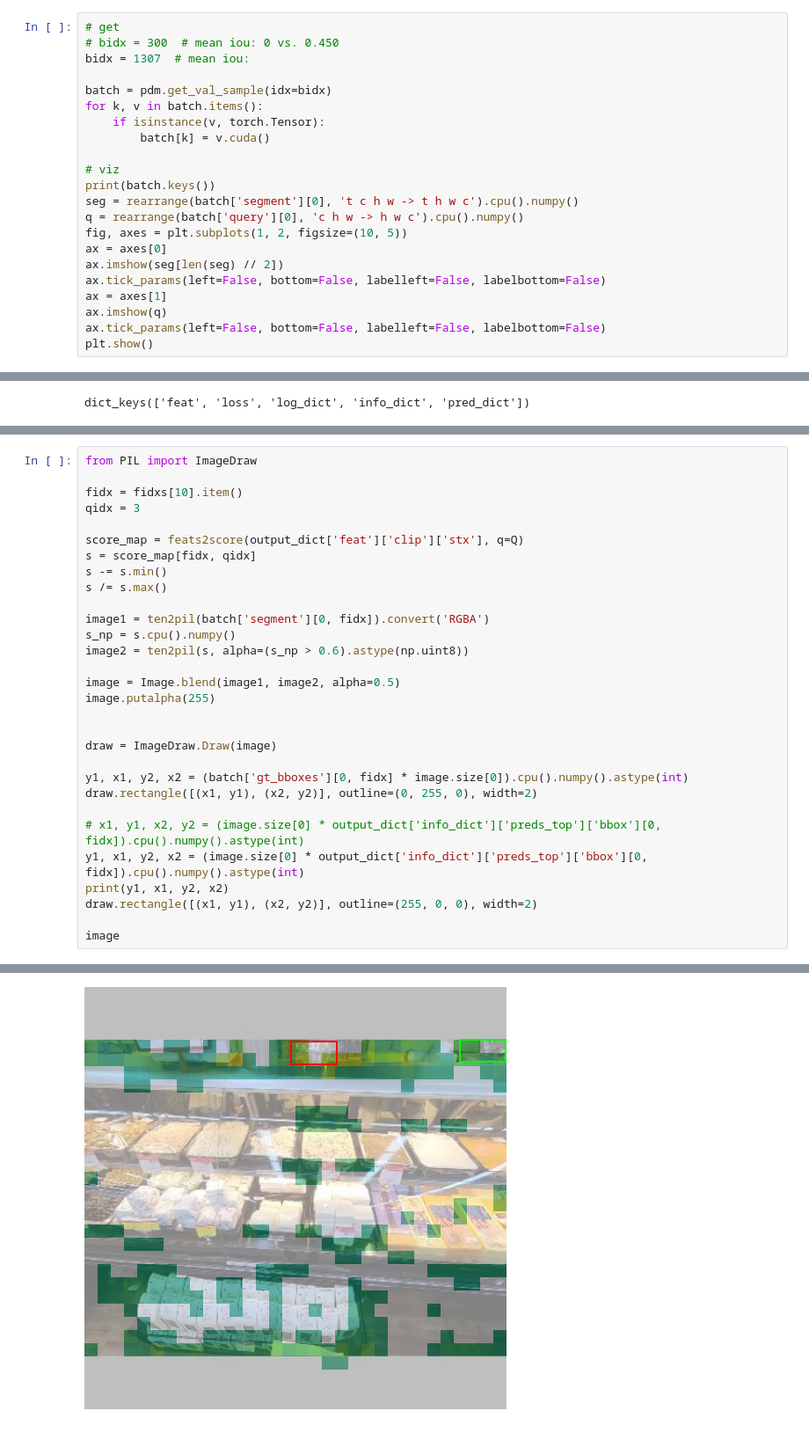
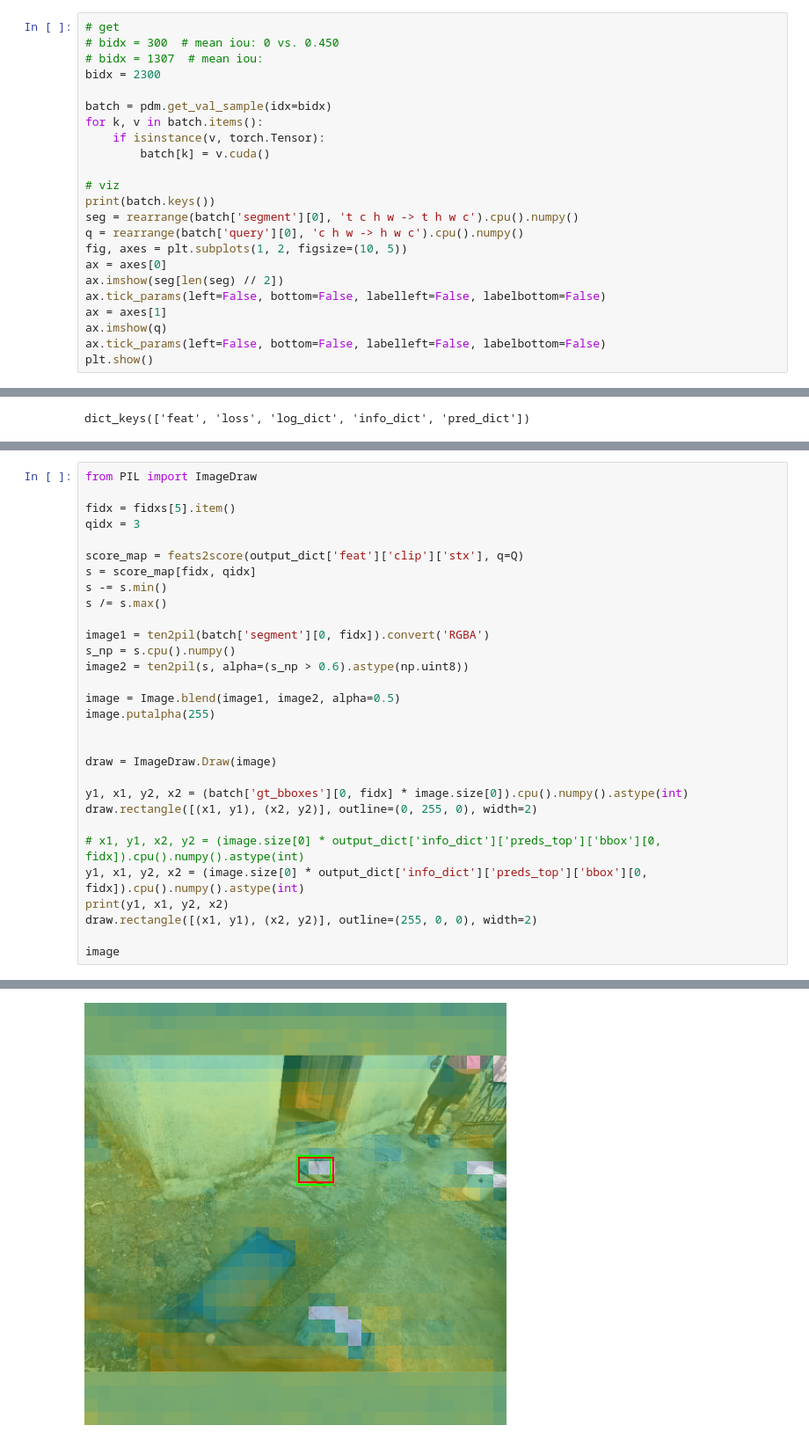
Before and after one commit to Haawron/vq2d-lightning, a Jupyter notebook: notebooks/pca2.ipynb, the cells around one changed output, grey strips where cells are left out. Shown at 88% size. Drawn from its saved outputs; the diff is of its cells as text.

```diff
--- a/notebooks/pca2.ipynb
+++ b/notebooks/pca2.ipynb
@@ -88,7 +86,8 @@ pdm.batch_size = 1
 # %%
 # get
 # bidx = 300  # mean iou: 0 vs. 0.450
-bidx = 1307  # mean iou:
+# bidx = 1307  # mean iou:
+bidx = 2300
 
 batch = pdm.get_val_sample(idx=bidx)
 for k, v in batch.items():
@@ -241,7 +240,7 @@ tensor([[0.7766, 0.7384, 0.7049, 0.6237, 0.4627, 0.5115, 0.3314, 0.4001, 0.4371,
 # %%
 from PIL import ImageDraw
 
-fidx = fidxs[10].item()
+fidx = fidxs[5].item()
 qidx = 3
 
 score_map = feats2score(output_dict['feat']['clip']['stx'], q=Q)
@@ -275 +274 @@ tensor([259.1416, 190.8464, 151.3496, 111.4328], device='cuda:0')
-[figure, old version]
+[figure, new version]
```
Also changed, not shown: parts of 7 cells of this notebook.
